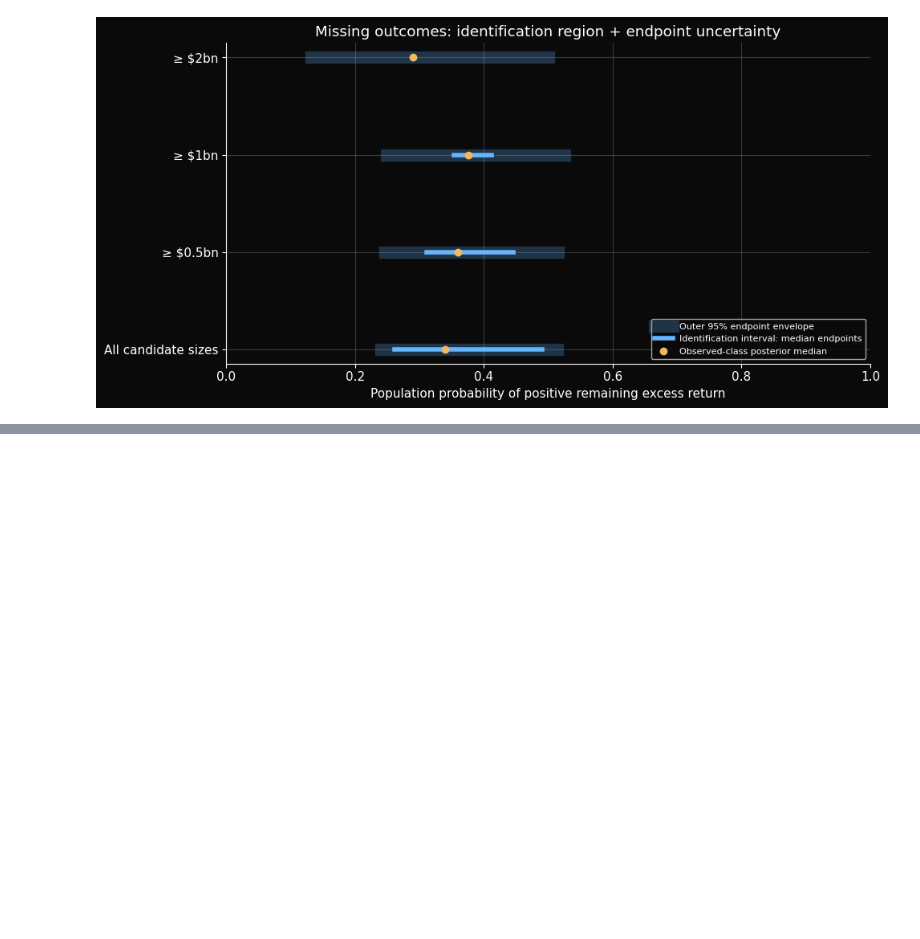
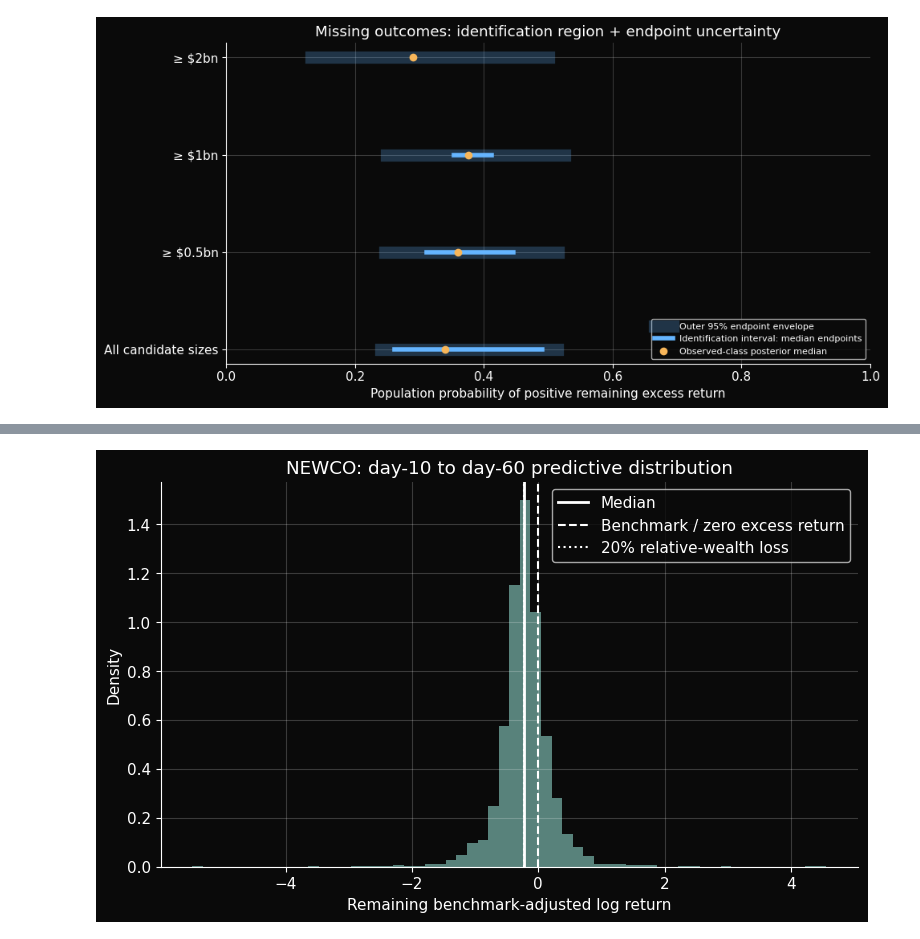
Before and after one commit to andreadevico1-oss/bayesian_ipo_study, a Jupyter notebook: bayesian_ipo_study.ipynb, the cells around one changed output, grey strips where cells are left out. Cells and saved outputs as stored; diff of their text form; code cells hidden in the pictures; blank space fills up the shorter version.

```diff
--- a/bayesian_ipo_study.ipynb
+++ b/bayesian_ipo_study.ipynb
@@ -951,0 +1209,52 @@ plt.show()
+# %%
+# Visualiser
+
+draws = np.asarray(updated["draws_log_excess_return"])
+
+q025, q10, q25, q50, q75, q90, q975 = np.quantile(
+    draws,
+    [0.025, 0.10, 0.25, 0.50, 0.75, 0.90, 0.975]
+)
+
+fig, ax = plt.subplots(figsize=(9, 5))
+
+ax.hist(
+    draws,
+    bins=60,
+    density=True,
+    alpha=0.6
+)
+
+# Median
+ax.axvline(
+    q50,
+    linewidth=2,
+    label="Median"
+)
+
+# Zero = benchmark performance
+ax.axvline(
+    0,
+    linestyle="--",
+    linewidth=1.5,
+    label="Benchmark / zero excess return"
+)
+
+# -20% relative-wealth threshold
+loss20 = np.log(0.8)
+
+ax.axvline(
+    loss20,
+    linestyle=":",
+    linewidth=1.5,
+    label="20% relative-wealth loss"
+)
+
+ax.set_title(f"{ipo_name}: day-{t} to day-60 predictive distribution")
+ax.set_xlabel("Remaining benchmark-adjusted log return")
+ax.set_ylabel("Density")
+ax.legend()
+
+plt.show()
+# %% [output]
+[figure, added]
```
Also changed, not shown: parts of 4 cells of this notebook.
